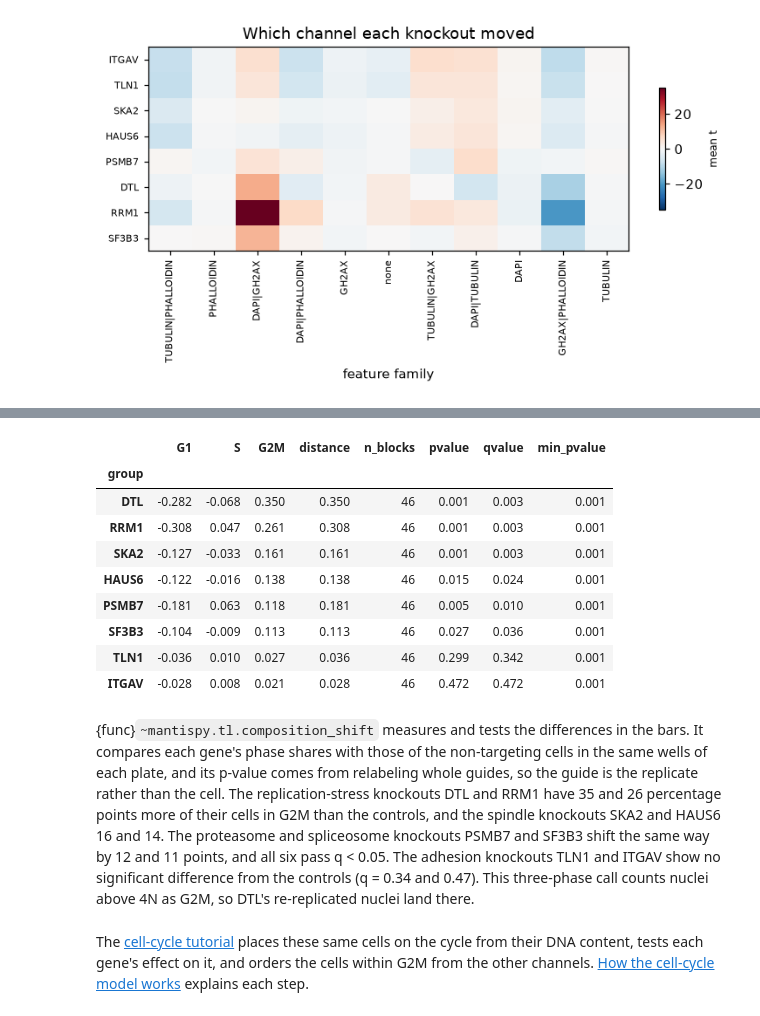
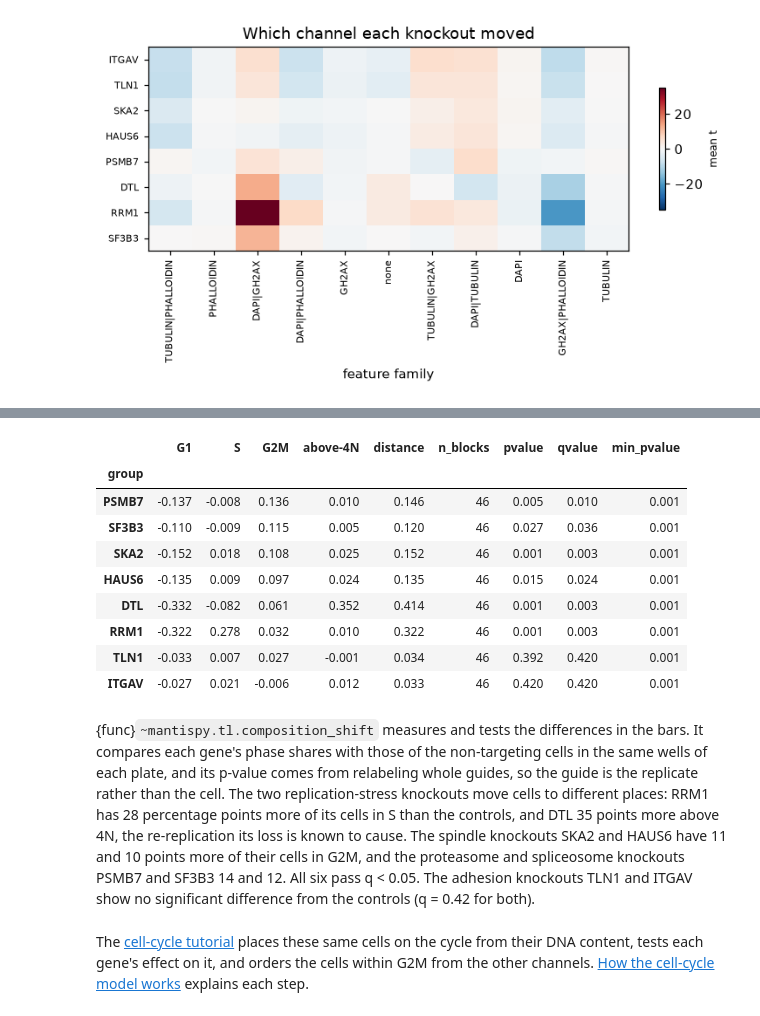
Before and after one commit to scverse/mantispy, a Jupyter notebook: docs/case_studies/optical_pooled_screens.ipynb, the cells around one changed output, grey strips where cells are left out. Saved outputs shown, nothing was run; the diff lists cells and outputs as text; code cells hidden in the pictures.

```diff
--- a/docs/case_studies/optical_pooled_screens.ipynb
+++ b/docs/case_studies/optical_pooled_screens.ipynb
@@ -396,8 +401,10 @@ the non-targeting controls, which a well median would blur into a single number.
 # %%
 cells = mt.ds.aconcagua_cells()
-mt.tl.cell_cycle_phase(cells, dna_feature="Nuclei_Intensity_IntegratedIntensity_DAPI", by="Metadata_Plate")
+mt.tl.dna_content(cells, dna_feature="Nuclei_Intensity_IntegratedIntensity_DAPI", reference="negcon")
+mt.tl.fit_cell_cycle(cells)
+mt.tl.project_cell_cycle(cells)
 
-phase = pd.crosstab(cells.obs["Metadata_Gene"], cells.obs["Metadata_CellCyclePhase"], normalize="index")
-phase = phase[["G1", "S", "G2M"]].sort_values("G2M")
+phase = pd.crosstab(cells.obs["Metadata_Gene"], cells.obs["cell_cycle_phase"], normalize="index")
+phase = phase.sort_values("G2M")
 plot_phase(phase)
 # %% [output]
@@ -405,31 +413,31 @@ plot_phase(phase)
 # %%
 # Each well holds every guide, so test the phase shares within each plate's wells and relabel whole guides for the null.
 mt.tl.composition_shift(
-    cells, key="Metadata_CellCyclePhase", groupby="Metadata_Gene", replicate="Metadata_Guide", n_permutations=999
+    cells, key="cell_cycle_phase", groupby="Metadata_Gene", replicate="Metadata_Guide", n_permutations=999
 )
 shift = cells.uns["mantispy"]["composition_shift"].set_index("group")
-shift[["G1", "S", "G2M", "distance", "n_blocks", "pvalue", "qvalue", "min_pvalue"]].sort_values(
+shift[["G1", "S", "G2M", "above-4N", "distance", "n_blocks", "pvalue", "qvalue", "min_pvalue"]].sort_values(
     "G2M", ascending=False
 ).round(3)
 # %% [output]
-|  | G1 | S | G2M | distance | n_blocks | pvalue | qvalue | min_pvalue |
-| group |  |  |  |  |  |  |  |  |
-| DTL | -0.282 | -0.068 | 0.350 | 0.350 | 46 | 0.001 | 0.003 | 0.001 |
-| RRM1 | -0.308 | 0.047 | 0.261 | 0.308 | 46 | 0.001 | 0.003 | 0.001 |
-| SKA2 | -0.127 | -0.033 | 0.161 | 0.161 | 46 | 0.001 | 0.003 | 0.001 |
-| HAUS6 | -0.122 | -0.016 | 0.138 | 0.138 | 46 | 0.015 | 0.024 | 0.001 |
-| PSMB7 | -0.181 | 0.063 | 0.118 | 0.181 | 46 | 0.005 | 0.010 | 0.001 |
-| SF3B3 | -0.104 | -0.009 | 0.113 | 0.113 | 46 | 0.027 | 0.036 | 0.001 |
-| TLN1 | -0.036 | 0.010 | 0.027 | 0.036 | 46 | 0.299 | 0.342 | 0.001 |
-| ITGAV | -0.028 | 0.008 | 0.021 | 0.028 | 46 | 0.472 | 0.472 | 0.001 |
+|  | G1 | S | G2M | above-4N | distance | n_blocks | pvalue | qvalue | min_pvalue |
+| group |  |  |  |  |  |  |  |  |  |
+| PSMB7 | -0.137 | -0.008 | 0.136 | 0.010 | 0.146 | 46 | 0.005 | 0.010 | 0.001 |
+| SF3B3 | -0.110 | -0.009 | 0.115 | 0.005 | 0.120 | 46 | 0.027 | 0.036 | 0.001 |
+| SKA2 | -0.152 | 0.018 | 0.108 | 0.025 | 0.152 | 46 | 0.001 | 0.003 | 0.001 |
+| HAUS6 | -0.135 | 0.009 | 0.097 | 0.024 | 0.135 | 46 | 0.015 | 0.024 | 0.001 |
+| DTL | -0.332 | -0.082 | 0.061 | 0.352 | 0.414 | 46 | 0.001 | 0.003 | 0.001 |
+| RRM1 | -0.322 | 0.278 | 0.032 | 0.010 | 0.322 | 46 | 0.001 | 0.003 | 0.001 |
+| TLN1 | -0.033 | 0.007 | 0.027 | -0.001 | 0.034 | 46 | 0.392 | 0.420 | 0.001 |
+| ITGAV | -0.027 | 0.021 | -0.006 | 0.012 | 0.033 | 46 | 0.420 | 0.420 | 0.001 |
 # %% [markdown]
 {func}`~mantispy.tl.composition_shift` measures and tests the differences in the bars. It compares each gene's phase shares
 with those of the non-targeting cells in the same wells of each plate, and its p-value comes from relabeling whole guides, so
-the guide is the replicate rather than the cell. The replication-stress knockouts DTL and RRM1 have 35 and 26
-percentage points more of their cells in G2M than the controls, and the spindle knockouts SKA2 and HAUS6 16 and
-14. The proteasome and spliceosome knockouts PSMB7 and SF3B3 shift the same way by 12 and 11 points, and all six
-pass q < 0.05. The adhesion knockouts TLN1 and ITGAV show no significant difference from the controls (q = 0.34 and
-0.47). This three-phase call counts nuclei above 4N as G2M, so DTL's re-replicated nuclei land there.
+the guide is the replicate rather than the cell. The two replication-stress knockouts move cells to different places:
+RRM1 has 28 percentage points more of its cells in S than the controls, and DTL 35 points more above 4N, the
+re-replication its loss is known to cause. The spindle knockouts SKA2 and HAUS6 have 11 and 10 points more of their
+cells in G2M, and the proteasome and spliceosome knockouts PSMB7 and SF3B3 14 and 12. All six pass q < 0.05. The
+adhesion knockouts TLN1 and ITGAV show no significant difference from the controls (q = 0.42 for both).
 # %% [markdown]
 The [cell-cycle tutorial](../tutorials/single_cells/cell_cycle.ipynb) places these same cells on the cycle from their
 DNA content, tests each gene's effect on it, and orders the cells within G2M from the other channels.
```
Also changed, not shown: parts of 3 cells of this notebook, 10 other files.
